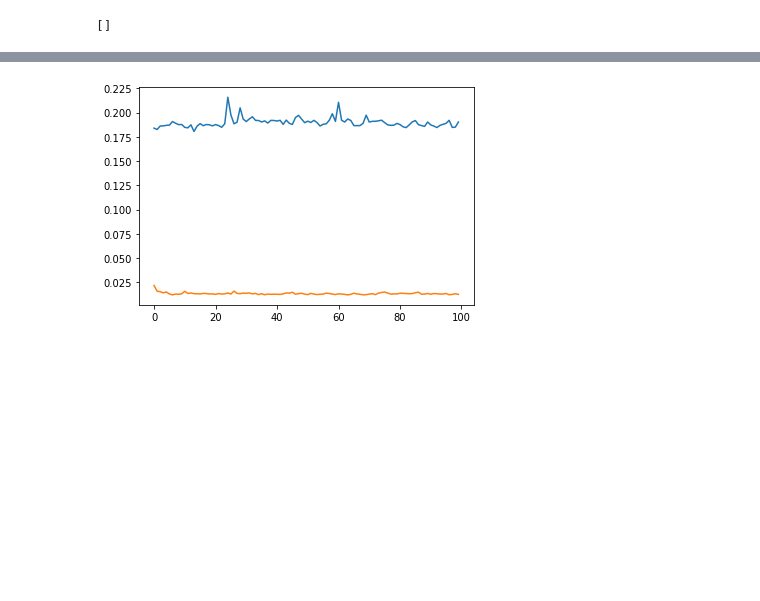
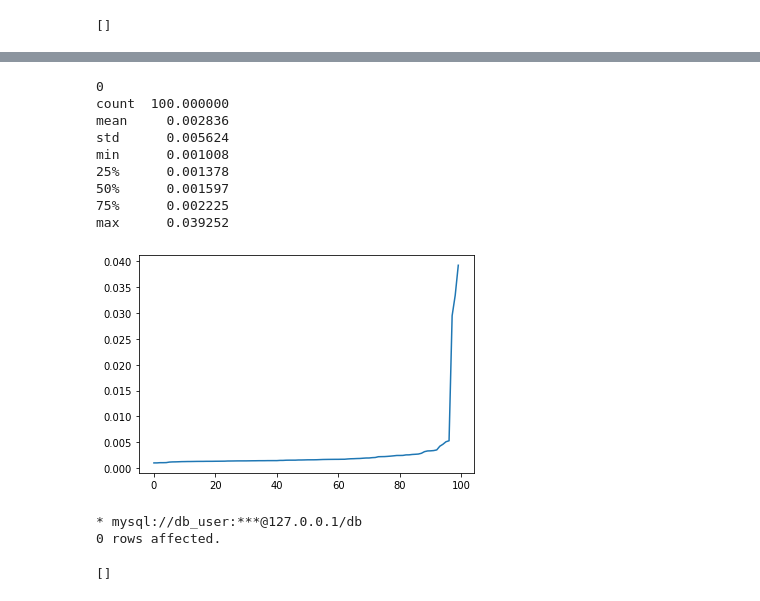
Before and after one commit to niekcandaele/Research, a Jupyter notebook: enum-index/enum-index.ipynb, the cells around one changed output, grey strips where cells are left out. Drawn from its saved outputs; the diff is of its cells as text; code cells hidden in the pictures; blank space fills up the shorter version.

Commit message:
Add info about INSERTs

```diff
--- a/enum-index/enum-index.ipynb
+++ b/enum-index/enum-index.ipynb
@@ -161,6 +161,39 @@ max      0.021680
-# %%
-plt.plot(out1)
-plt.plot(out2)
-plt.show()
-# %% [output]
-[figure, removed]
+# %%
+def insert():
+    try:
+        connection = connect()
+        with connection.cursor() as cursor:
+            sql = "INSERT INTO `order` (`status`) VALUES (%s)"
+            cursor.execute(sql, (random.choice(statuses)))
+            result = cursor.fetchall()
+    finally:
+        connection.close()
+
+
+insertWithIndex = timeit.repeat(stmt='insert()', globals=globals(), number=1, repeat=100)
+
+d = pd.DataFrame(data=insertWithIndex)
+print(d.describe())
+
+plt.plot(np.sort(insertWithIndex))
+plt.show()
+# %% [output]
+0
+count  100.000000
+mean     0.002836
+std      0.005624
+min      0.001008
+25%      0.001378
+50%      0.001597
+75%      0.002225
+max      0.039252
+[figure, added]
+# %%
+%%sql
+
+ALTER TABLE `order`
+DROP INDEX idx_order_status;
+# %% [output]
+* mysql://db_user:***@127.0.0.1/db
+0 rows affected.
+[]
```
Also changed, not shown: parts of 5 cells of this notebook, 2 other files.
